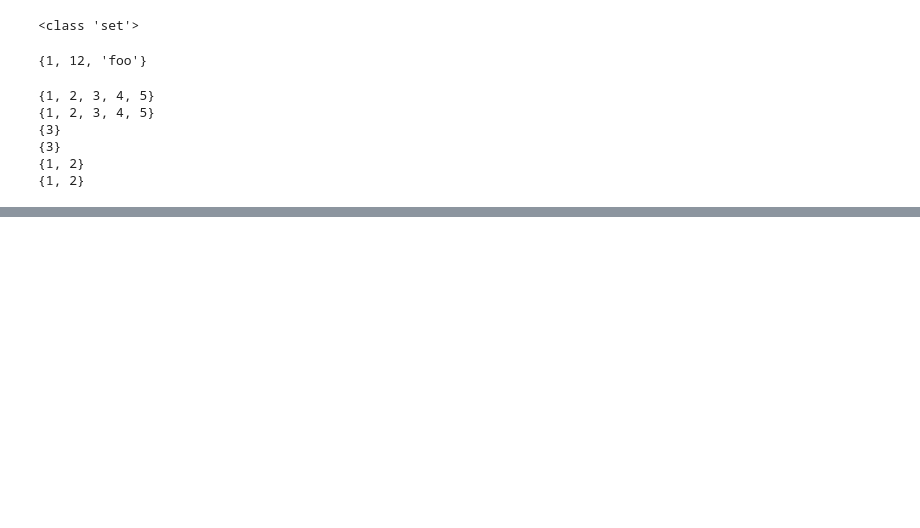
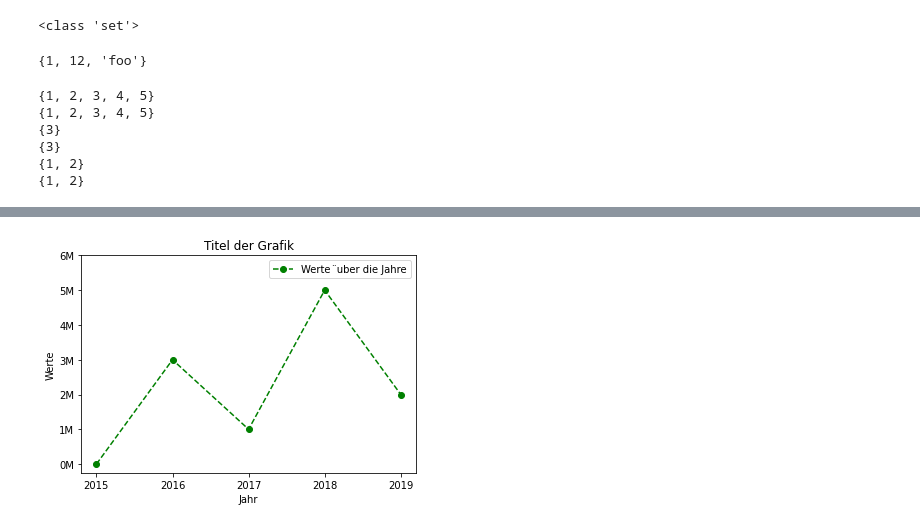
Before and after one commit to jQuma/python_cheatsheet, a Jupyter notebook: python_cheatsheet.ipynb, the cells around one changed output, grey strips where cells are left out. Cells and saved outputs as stored; diff of their text form; code cells hidden in the pictures; blank space fills up the shorter version.

```diff
--- a/python_cheatsheet.ipynb
+++ b/python_cheatsheet.ipynb
@@ -851,0 +1315,15 @@ print(set1.difference(set2))
+# %%
+x_values = [0, 1, 2, 3, 4]
+y_values = [0, 3, 1, 5, 2]
+plt.plot(x_values, y_values, "o--g", label="Werte  ̈uber die Jahre")
+plt.title("Titel der Grafik")
+plt.xlabel("Jahr")
+plt.ylabel("Werte")
+plt.xticks(list(range(5)),
+          ["2015", "2016", "2017", "2018", "2019"])
+plt.yticks(list(range(7)),
+          ["0M", "1M", "2M", "3M", "4M", "5M", "6M"])
+plt.legend()  # Legende anzeigen
+plt.show()
+# %% [output]
+[figure, added]
```
Also changed, not shown: parts of 45 cells of this notebook.
